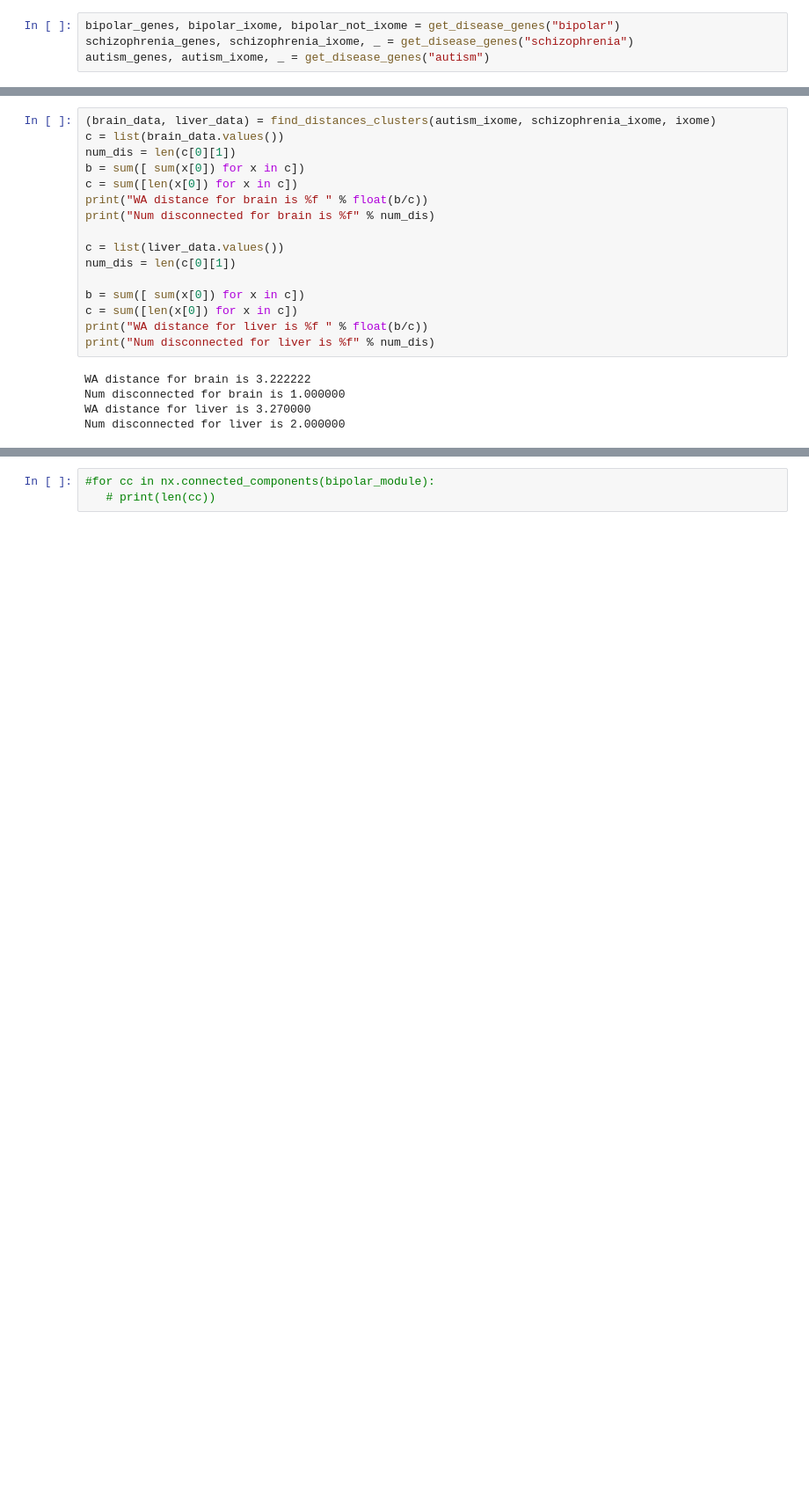
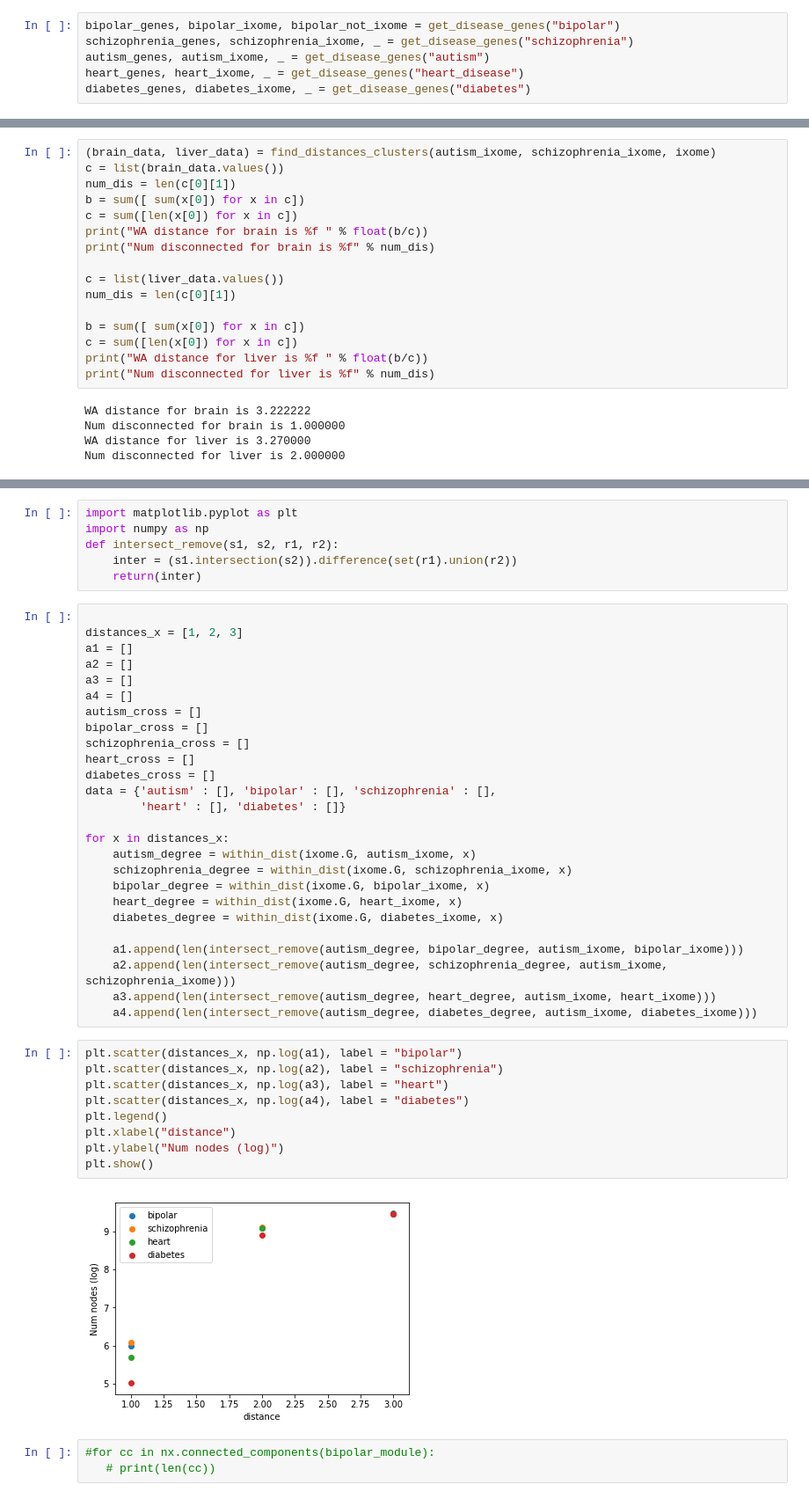
Before and after one commit to adityakaran/6047-project, a Jupyter notebook: analyze/Visualizing Disease Modules in the Interactome.ipynb, the cells around one changed output, grey strips where cells are left out. Shown at 88% size. Cells and saved outputs as stored; diff of their text form; blank space fills up the shorter version.

```diff
--- a/analyze/Visualizing Disease Modules in the Interactome.ipynb
+++ b/analyze/Visualizing Disease Modules in the Interactome.ipynb
@@ -85,4 +85,6 @@ len(bipolar_ixome), len(bipolar_genes)
 bipolar_genes, bipolar_ixome, bipolar_not_ixome = get_disease_genes("bipolar")
 schizophrenia_genes, schizophrenia_ixome, _ = get_disease_genes("schizophrenia")
 autism_genes, autism_ixome, _ = get_disease_genes("autism")
+heart_genes, heart_ixome, _ = get_disease_genes("heart_disease")
+diabetes_genes, diabetes_ixome, _ = get_disease_genes("diabetes")
 # %% [output]
@@ -258,3 +255,46 @@ Num disconnected for liver is 2.000000
+# %%
+import matplotlib.pyplot as plt
+import numpy as np
+def intersect_remove(s1, s2, r1, r2):
+    inter = (s1.intersection(s2)).difference(set(r1).union(r2))
+    return(inter)
+# %%
+
+distances_x = [1, 2, 3]
+a1 = []
+a2 = []
+a3 = []
+a4 = []
+autism_cross = []
+bipolar_cross = []
+schizophrenia_cross = []
+heart_cross = []
+diabetes_cross = []
+data = {'autism' : [], 'bipolar' : [], 'schizophrenia' : [],
+        'heart' : [], 'diabetes' : []}
+
+for x in distances_x:
+    autism_degree = within_dist(ixome.G, autism_ixome, x)
+    schizophrenia_degree = within_dist(ixome.G, schizophrenia_ixome, x)
+    bipolar_degree = within_dist(ixome.G, bipolar_ixome, x)
+    heart_degree = within_dist(ixome.G, heart_ixome, x)
+    diabetes_degree = within_dist(ixome.G, diabetes_ixome, x)
+
+    a1.append(len(intersect_remove(autism_degree, bipolar_degree, autism_ixome, bipolar_ixome)))
+    a2.append(len(intersect_remove(autism_degree, schizophrenia_degree, autism_ixome, schizophrenia_ixome)))
+    a3.append(len(intersect_remove(autism_degree, heart_degree, autism_ixome, heart_ixome)))
+    a4.append(len(intersect_remove(autism_degree, diabetes_degree, autism_ixome, diabetes_ixome)))
+# %%
+plt.scatter(distances_x, np.log(a1), label = "bipolar")
+plt.scatter(distances_x, np.log(a2), label = "schizophrenia")
+plt.scatter(distances_x, np.log(a3), label = "heart")
+plt.scatter(distances_x, np.log(a4), label = "diabetes")
+plt.legend()
+plt.xlabel("distance")
+plt.ylabel("Num nodes (log)")
+plt.show()
+# %% [output]
+[figure, added]
 # %%
 #for cc in nx.connected_components(bipolar_module):
    # print(len(cc))
```
Also changed, not shown: parts of 4 cells of this notebook.
